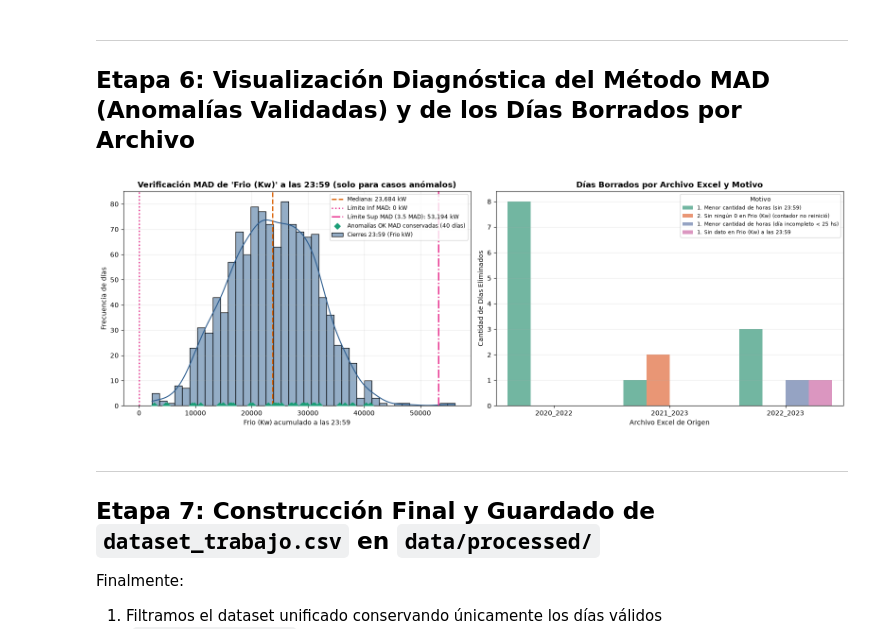
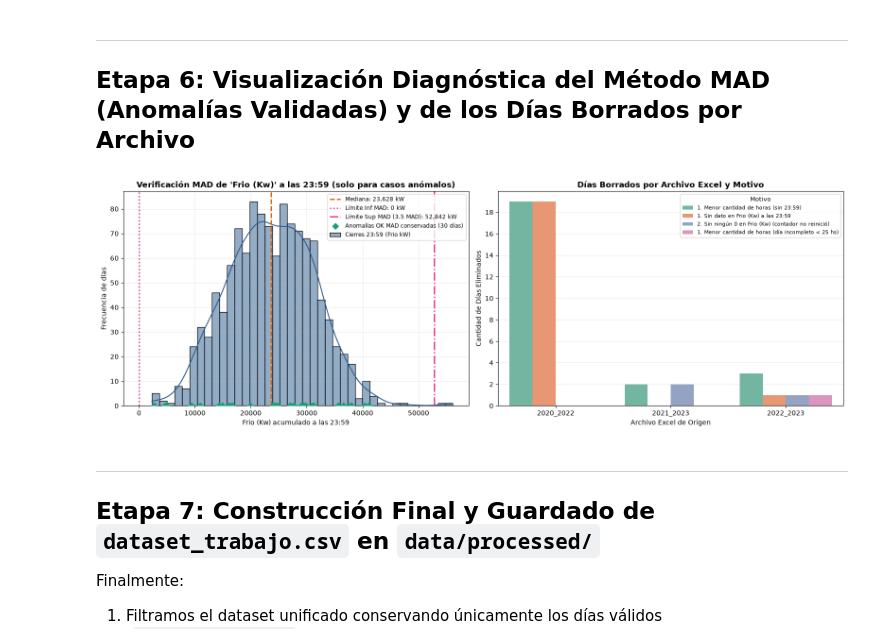
Before and after one commit to s4nt1lu1/tp-final-datos-ii, a Jupyter notebook: notebooks/correccion_fechas.ipynb, the cells around one changed output. Cells and saved outputs as stored; diff of their text form; code cells hidden in the pictures.

Commit message:
modifico correcion_fechas.ipynb

```diff
--- a/notebooks/correccion_fechas.ipynb
+++ b/notebooks/correccion_fechas.ipynb
@@ -371,25 +371,33 @@ def limpiar_y_auditar_hoja(df_raw, archivo, hoja):
     # Truncar segundos (:00 o :01) al formato canónico HH:MM
     df["HORA"] = s_hora.str.replace(r"^(\d{2}:\d{2}):\d{2}$", r"\1", regex=True)
 
-# 3. Detectar bloques repetidos (>25 registros) y REASIGNARLOS a días consecutivos
-    es_nuevo_bloque = (df["HORA"] == "00:00") & (df["DIA"] == df["DIA"].shift(1))
-    id_bloque = es_nuevo_bloque.groupby(df["DIA"]).cumsum()
-    mask_bloques_extra = id_bloque > 0
+    # 3. Detectar bloques repetidos (>25 registros) y EMPUJAR todas las fechas siguientes hacia adelante
+    # Un nuevo bloque ocurre cuando la hora se reinicia a 00:00 (después de haber avanzado en el día)
+    # pero la etiqueta DIA sigue siendo idéntica a la de la fila anterior.
+    es_nuevo_bloque = (
+        (df["HORA"] == "00:00")
+        & (df["DIA"] == df["DIA"].shift(1))
+        & (df["HORA"].shift(1) != "00:00")
+    )
 
-    if mask_bloques_extra.any():
-        for d, grp in df[mask_bloques_extra].groupby("DIA"):
+    # Suma acumulada GLOBAL en toda la hoja: cada bloque extra suma +1 día a sí mismo
+    # y a TODOS los días posteriores del archivo para no pisar las fechas siguientes.
+    desplazamiento_dias = es_nuevo_bloque.cumsum()
+
+    if es_nuevo_bloque.any():
+        dias_origen_bloque = df.loc[es_nuevo_bloque, "DIA"].value_counts().sort_index()
+        for d_orig, cant_bloques_extra in dias_origen_bloque.items():
             log_filas_extra_borradas.append({
-                "DIA": d.strftime("%Y-%m-%d"),
+                "DIA": d_orig.strftime("%Y-%m-%d"),
                 "Archivo": archivo,
                 "Hoja": hoja,
-                "Motivo": "Bloques extra conservados (reasignados a días consecutivos)",
-                "Filas_Borradas": 0, # Queda en 0 porque los estamos conservando
+                "Motivo": f"Bloques extra (+{cant_bloques_extra} días) reasignados empujando fechas posteriores",
+                "Filas_Borradas": 0,
             })
 
-        # Desplazamos las fechas sumando el id_bloque en días
-        df["DIA"] = df["DIA"] + pd.to_timedelta(id_bloque, unit="D")
+        df["DIA"] = df["DIA"] + pd.to_timedelta(desplazamiento_dias, unit="D")
 
-    # 4. Detectar y corregir typos en la secuencia horaria
+    # 4. Detectar y corregir typos en la secuencia horaria (sobre las fechas ya desplazadas)
     horas_corregidas = []
     for d, grupo in df.groupby("DIA", sort=False):
         h_orig = grupo["HORA"].tolist()
@@ -1131,47 +1155,47 @@ sns.histplot(cierres_rango_plot, bins=40, kde=True, color="#2b5c8f", ax=axes[0],
 axes[0].axvline(ref_mad_frio["Mediana_2359"], color="#d95f02", linestyle="--", linewidth=2, label=f"Mediana: {ref_mad_frio['Mediana_2359']:,.0f} kW")
 axes[0].axvline(ref_mad_frio["Lim_Inf_MAD"], color="#e7298a", linestyle=":", linewidth=2, label=f"Límite Inf MAD: {ref_mad_frio['Lim_Inf_MAD']:,.0f} kW")
 axes[0].axvline(ref_mad_frio["Lim_Sup_MAD"], color="#e7298a", linestyle="-.", linewidth=2, label=f"Límite Sup MAD ({UMBRAL_MAD} MAD): {ref_mad_frio['Lim_Sup_MAD']:,.0f} kW")
-if not df_dias_conservados_mad.empty:
+if not df_anomalos_conservados.empty:
     axes[0].scatter(
-        df_dias_conservados_mad["Frio_2359_kW"],
-        np.zeros(len(df_dias_conservados_mad)),
+        df_anomalos_conservados["Frio_2359_kW"],
+        np.zeros(len(df_anomalos_conservados)),
         color="#1b9e77",
         marker="D",
         s=42,
         zorder=5,
-        label=f"Anomalías OK MAD conservadas ({len(df_dias_conservados_mad)} días)",
+        label=f"Anomalías OK MAD conservadas ({len(df_anomalos_conservados)} días)",
     )
 axes[0].set_title("Verificación MAD de 'Frio (Kw)' a las 23:59 (solo para casos anómalos)", fontsize=12, fontweight="bold")
 axes[0].set_xlabel("Frio (Kw) acumulado a las 23:59")
 axes[0].set_ylabel("Frecuencia de días")
 axes[0].legend(loc="upper right", fontsize=8.5)
 axes[0].grid(alpha=0.25)
 
 # Panel 2: Cantidad de días borrados por archivo de origen y categoría
 if not df_dias_borrados.empty:
     conteo_plot = (
         df_dias_borrados.groupby(["Archivo_Origen", "Etapa_Filtro"], as_index=False)
         .agg(Dias=("DIA", "count"))
     )
     sns.barplot(
         data=conteo_plot,
         x="Archivo_Origen",
         y="Dias",
         hue="Etapa_Filtro",
         palette="Set2",
         ax=axes[1],
     )
     axes[1].yaxis.set_major_locator(MaxNLocator(integer=True))
     axes[1].set_title("Días Borrados por Archivo Excel y Motivo", fontsize=12, fontweight="bold")
     axes[1].set_xlabel("Archivo Excel de Origen")
     axes[1].set_ylabel("Cantidad de Días Eliminados")
     axes[1].legend(title="Motivo", fontsize=8, title_fontsize=9, loc="upper right")
     axes[1].grid(axis="y", alpha=0.25)
 
 plt.tight_layout()
 plt.show()
 # %% [output]
-[figure, old version]
+[figure, new version]
 # %% [markdown]
 ---
 ## Etapa 7: Construcción Final y Guardado de `dataset_trabajo.csv` en `data/processed/`
```
Also changed, not shown: parts of 5 cells of this notebook, 1 other file.
